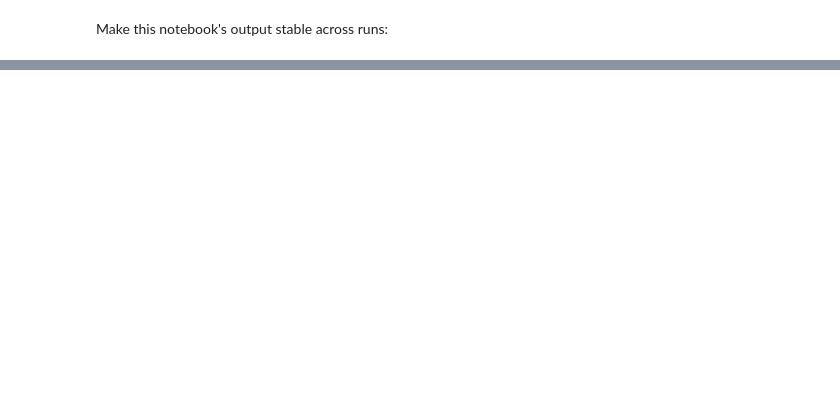
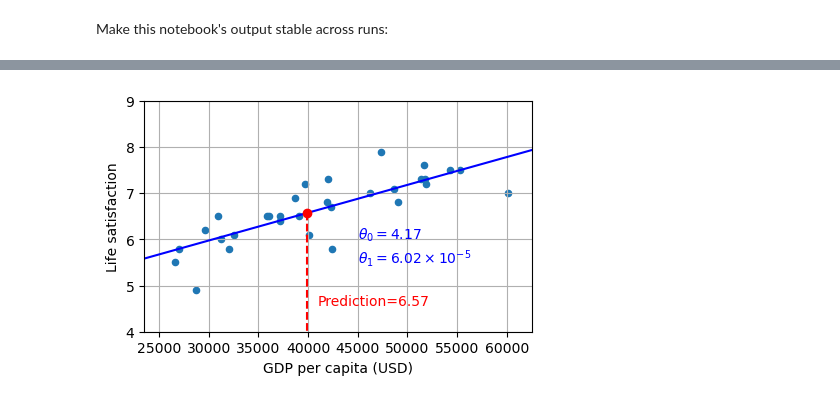
Before and after one commit to Jonikulov/Hands-On-Machine-Learning-3, a Jupyter notebook: 01. The Machine Learning Landscape.ipynb, the cells around one changed output, grey strips where cells are left out. Cells and saved outputs as stored; diff of their text form; code cells hidden in the pictures; blank space fills up the shorter version.

```diff
--- a/01. The Machine Learning Landscape.ipynb
+++ b/01. The Machine Learning Landscape.ipynb
@@ -323,0 +400,26 @@ cyprus_gdp = 37_665.2
+# %%
+country_stats.plot(kind="scatter", x=gdp_col, y=lifesat_col, grid=True, figsize=(5, 3))
+
+X = np.linspace(min_gdp, max_gdp, 1000)
+plt.plot(X, t1 * X + t0, "b")
+plt.text(45_000, 6, fr"$\theta_0 = {t0:.2f}$", color="b", fontsize=10)
+plt.text(45_000, 5.5, fr"$\theta_1 = {t1*1e5:.2f} \times 10^{{-5}}$", color="b", fontsize=10)
+
+plt.scatter(cyprus_gdp_per_capita, cyprus_pred_lifesat, color="red", zorder=5)
+plt.plot(
+    [cyprus_gdp_per_capita, cyprus_gdp_per_capita],  # x-coordinates: x1, x2
+    [0, cyprus_pred_lifesat],  # y-coordinates: y1, y2
+    "r--"
+)
+plt.text(
+    cyprus_gdp_per_capita+1050,
+    cyprus_pred_lifesat-2,
+    f"Prediction={cyprus_pred_lifesat:.2f}",
+    color="red",
+    fontsize=10
+)
+
+plt.axis([min_gdp, max_gdp, 4, 9])
+plt.show()
+# %% [output]
+[figure, added]
```
Also changed, not shown: parts of 69 cells of this notebook, 2 other files.
